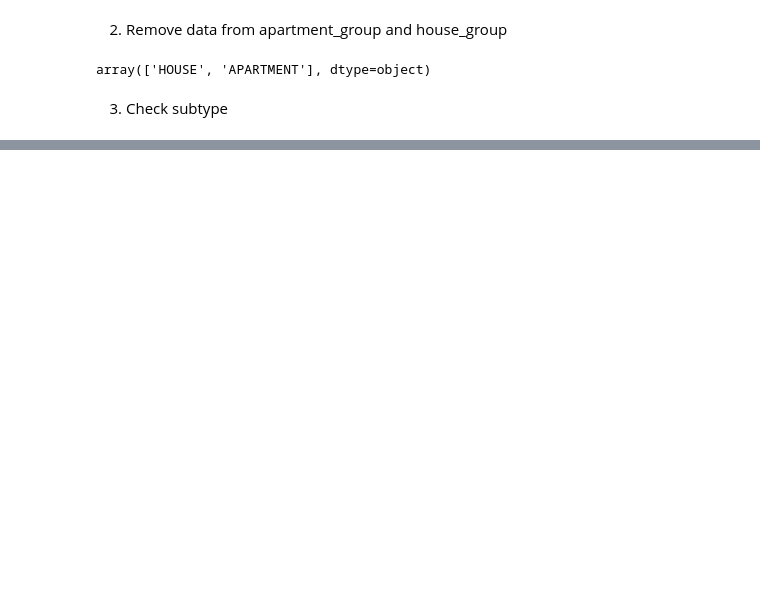
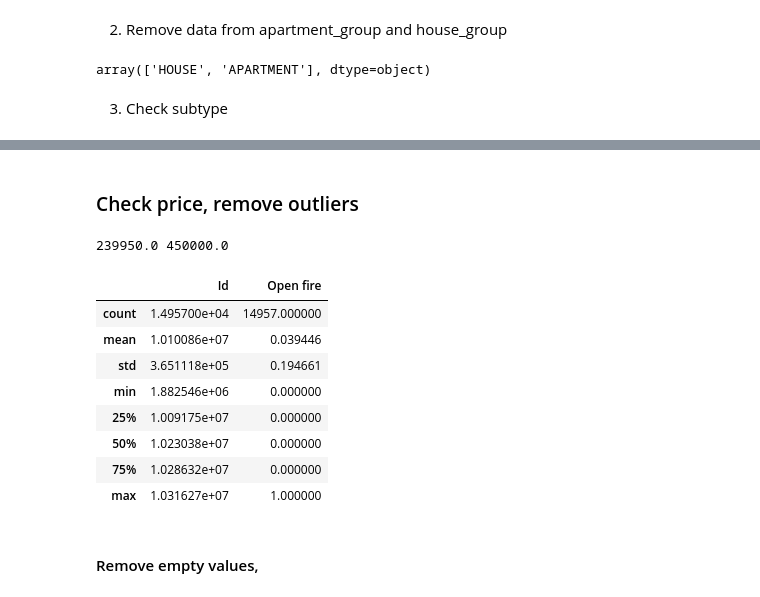
Before and after one commit to Laverdure77/immo_Eliza_Data_Analysis, a Jupyter notebook: main.ipynb, the cells around one changed output, grey strips where cells are left out. Drawn from its saved outputs; the diff is of its cells as text; code cells hidden in the pictures; blank space fills up the shorter version.

```diff
--- a/main.ipynb
+++ b/main.ipynb
@@ -62,0 +142,26 @@ NameError: name 'data' is not defined
+# %% [markdown]
+### Check price, remove outliers
+# %%
+data['Price'].describe()
+data['Price'].shape[0]
+q1 , q3 = data['Price'].quantile([0.25,0.75])
+iqr = q3 - q1
+print(q1,q3)
+
+data_Price = data[(data['Price'] > (q1 - 1.5*iqr)) & (data['Price'] < ((q3 + 1.5*iqr)))]
+data_Price.shape[0]
+
+data_Price.describe()
+# %% [output]
+239950.0 450000.0
+|  | Id | Open fire |
+| count | 1.495700e+04 | 14957.000000 |
+| mean | 1.010086e+07 | 0.039446 |
+| std | 3.651118e+05 | 0.194661 |
+| min | 1.882546e+06 | 0.000000 |
+| 25% | 1.009175e+07 | 0.000000 |
+| 50% | 1.023038e+07 | 0.000000 |
+| 75% | 1.028632e+07 | 0.000000 |
+| max | 1.031627e+07 | 1.000000 |
+# %% [markdown]
+#### Remove empty values,
```
Also changed, not shown: parts of 11 cells of this notebook.
